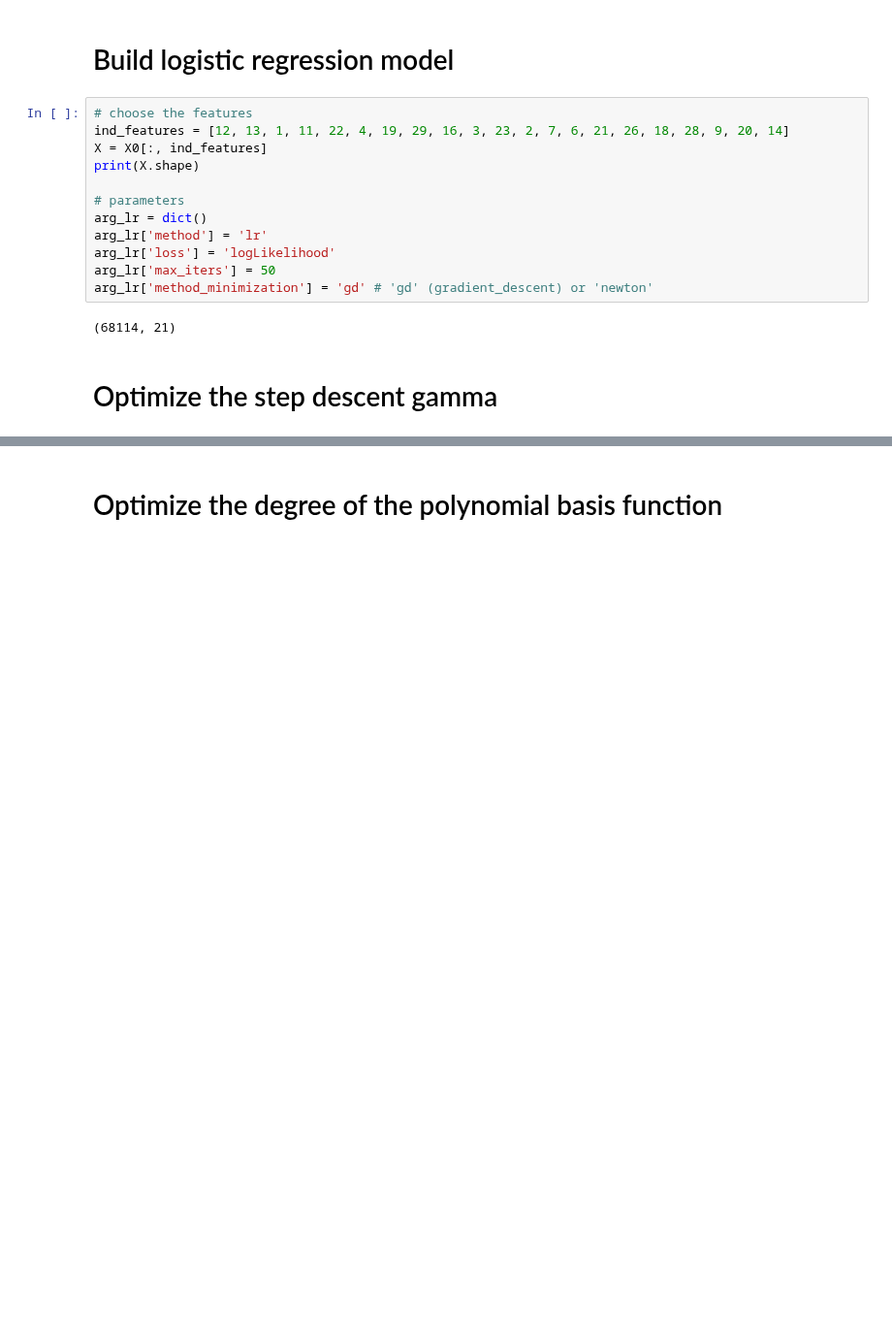
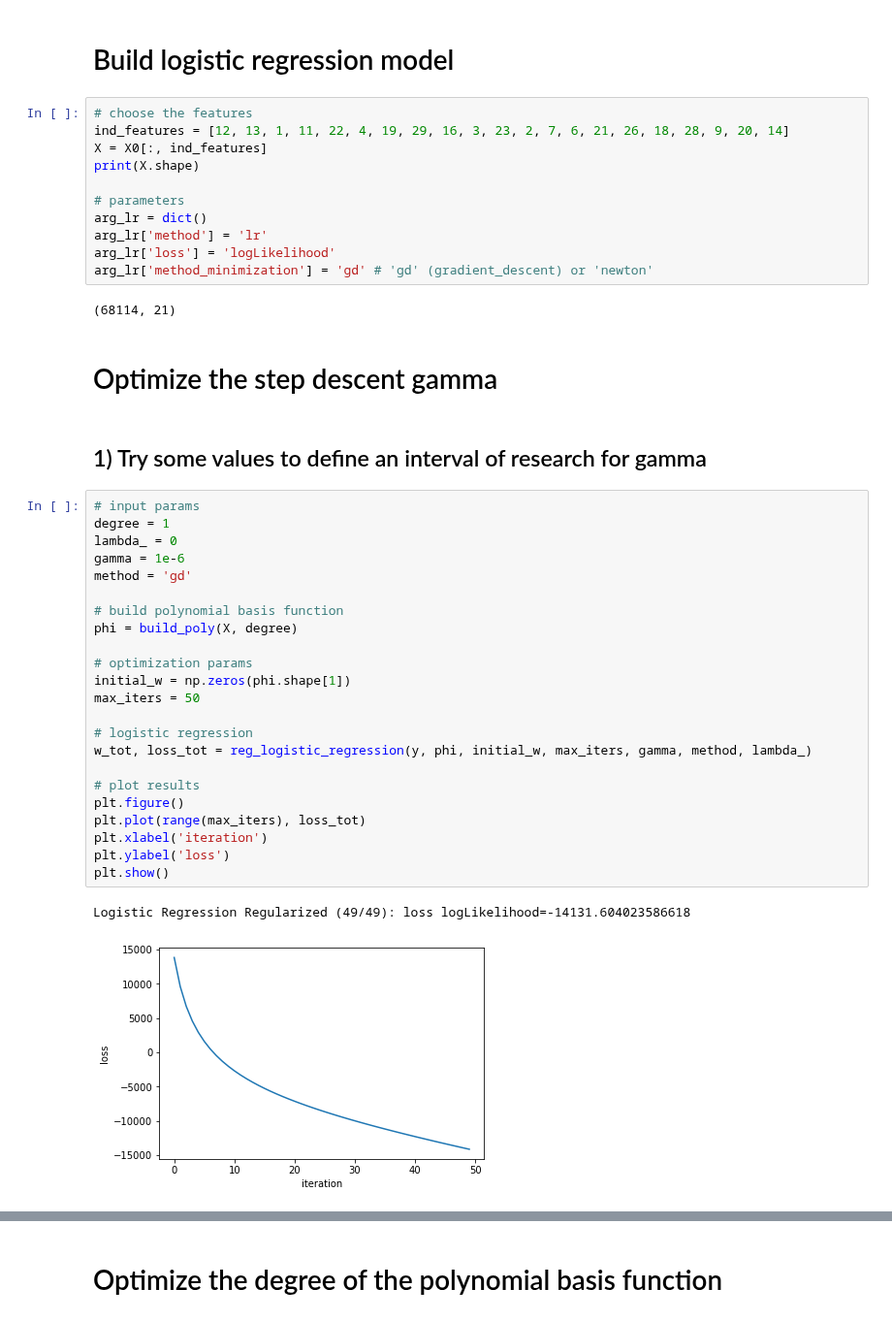
Before and after one commit to iricchi/Project1_ML, a Jupyter notebook: code/tom/t_logistic_regression.ipynb, the cells around one changed output, grey strips where cells are left out. Shown at 97% size. Drawn from its saved outputs; the diff is of its cells as text; blank space fills up the shorter version.

```diff
--- a/code/tom/t_logistic_regression.ipynb
+++ b/code/tom/t_logistic_regression.ipynb
@@ -40,9 +40,36 @@ print(X.shape)
 arg_lr = dict()
 arg_lr['method'] = 'lr'
 arg_lr['loss'] = 'logLikelihood'
-arg_lr['max_iters'] = 50
 arg_lr['method_minimization'] = 'gd' # 'gd' (gradient_descent) or 'newton'
 # %% [output]
 (68114, 21)
 # %% [markdown]
 # Optimize the step descent gamma
+# %% [markdown]
+## 1) Try some values to define an interval of research for gamma
+# %%
+# input params
+degree = 1
+lambda_ = 0
+gamma = 1e-6
+method = 'gd'
+
+# build polynomial basis function
+phi = build_poly(X, degree)
+
+# optimization params
+initial_w = np.zeros(phi.shape[1])
+max_iters = 50
+
+# logistic regression
+w_tot, loss_tot = reg_logistic_regression(y, phi, initial_w, max_iters, gamma, method, lambda_)
+
+# plot results
+plt.figure()
+plt.plot(range(max_iters), loss_tot)
+plt.xlabel('iteration')
+plt.ylabel('loss')
+plt.show()
+# %% [output]
+Logistic Regression Regularized (49/49): loss logLikelihood=-14131.604023586618
+[figure, added]
```
Also changed, not shown: parts of 2 cells of this notebook, 6 other files.
